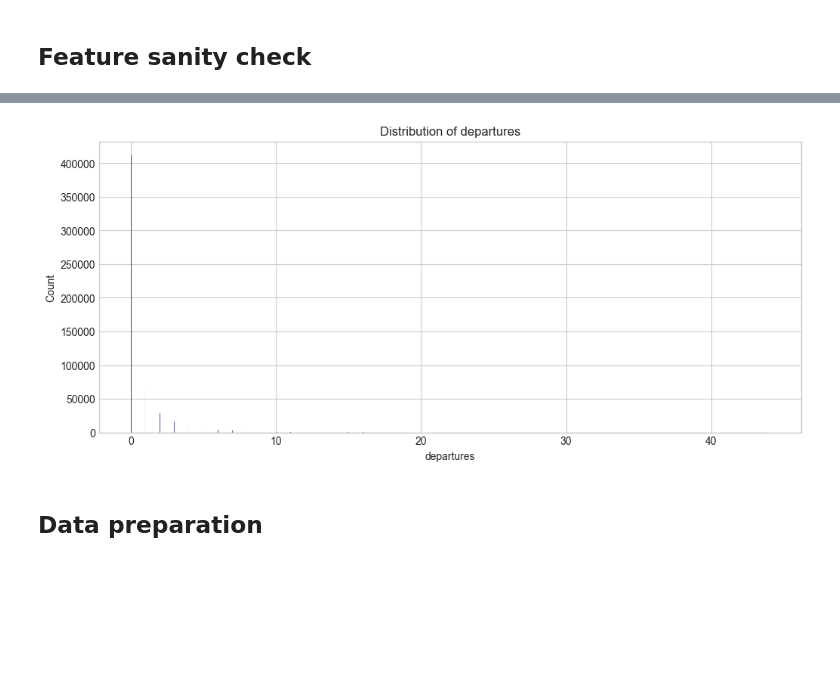
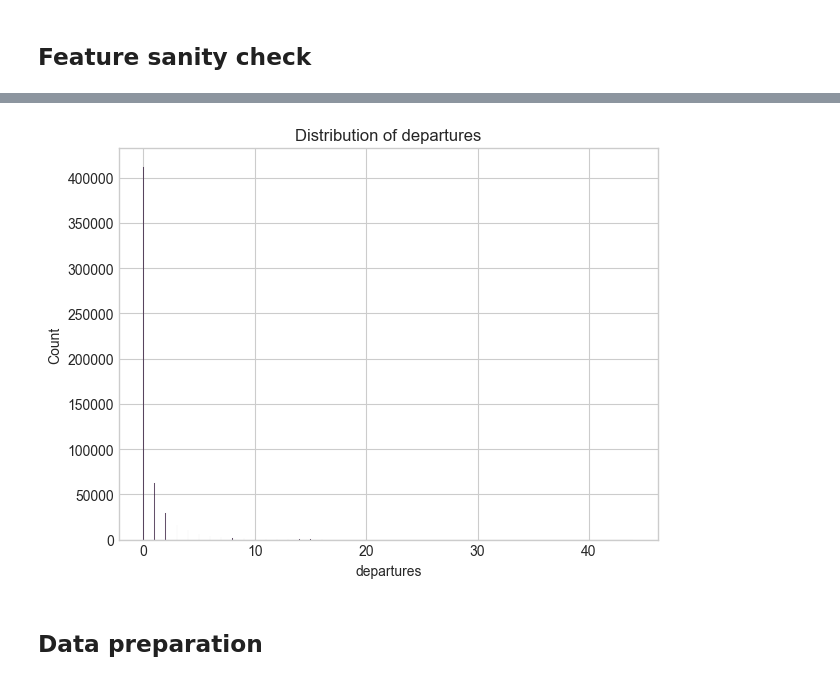
Before and after one commit to linusha/rental-bike-predictions, a Jupyter notebook: cluster_prediction.ipynb, the cells around one changed output, grey strips where cells are left out. Drawn from its saved outputs; the diff is of its cells as text; code cells hidden in the pictures; blank space fills up the shorter version.

```diff
--- a/cluster_prediction.ipynb
+++ b/cluster_prediction.ipynb
@@ -19,7 +19,7 @@ import os
 
 # Set plotting style
 plt.style.use('seaborn-v0_8-whitegrid')
-sns.set_palette("viridis")
+sns.set_palette("rocket")
 # %% [markdown]
 # CONFIG
 
@@ -146,12 +146,12 @@ Drop:
   - longitude
 # %%
 # Distribution of the target variable
-plt.figure(figsize=(12, 5))
 sns.histplot(df[CONFIG['target_col']])
 plt.title(f'Distribution of {CONFIG["target_col"]}')
+plt.tight_layout()
 plt.show()
 # %% [output]
-[figure, old version]
+[figure, new version]
 # %% [markdown]
 ## Data preparation
 # %%
```
Also changed, not shown: parts of 13 cells of this notebook.
